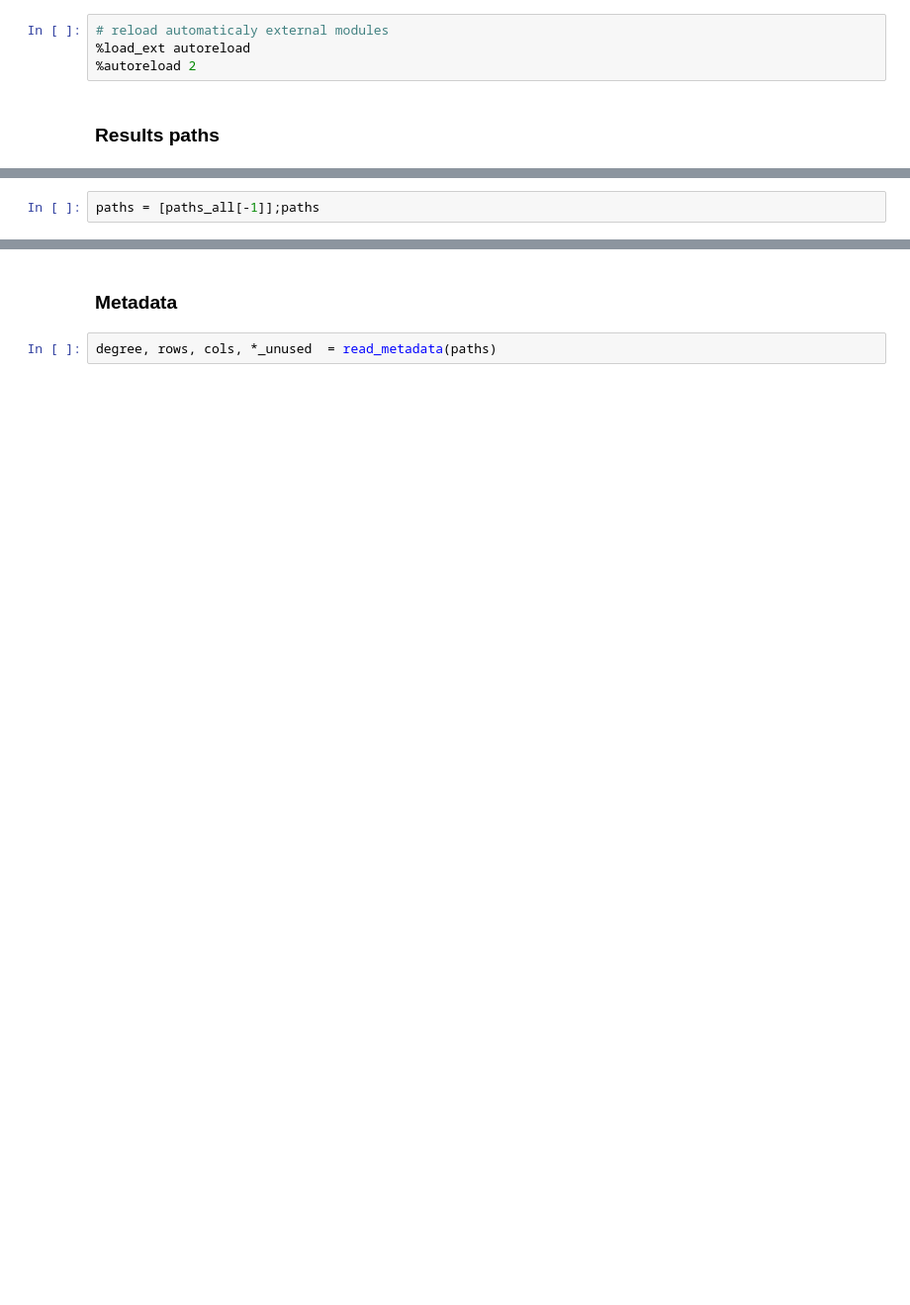
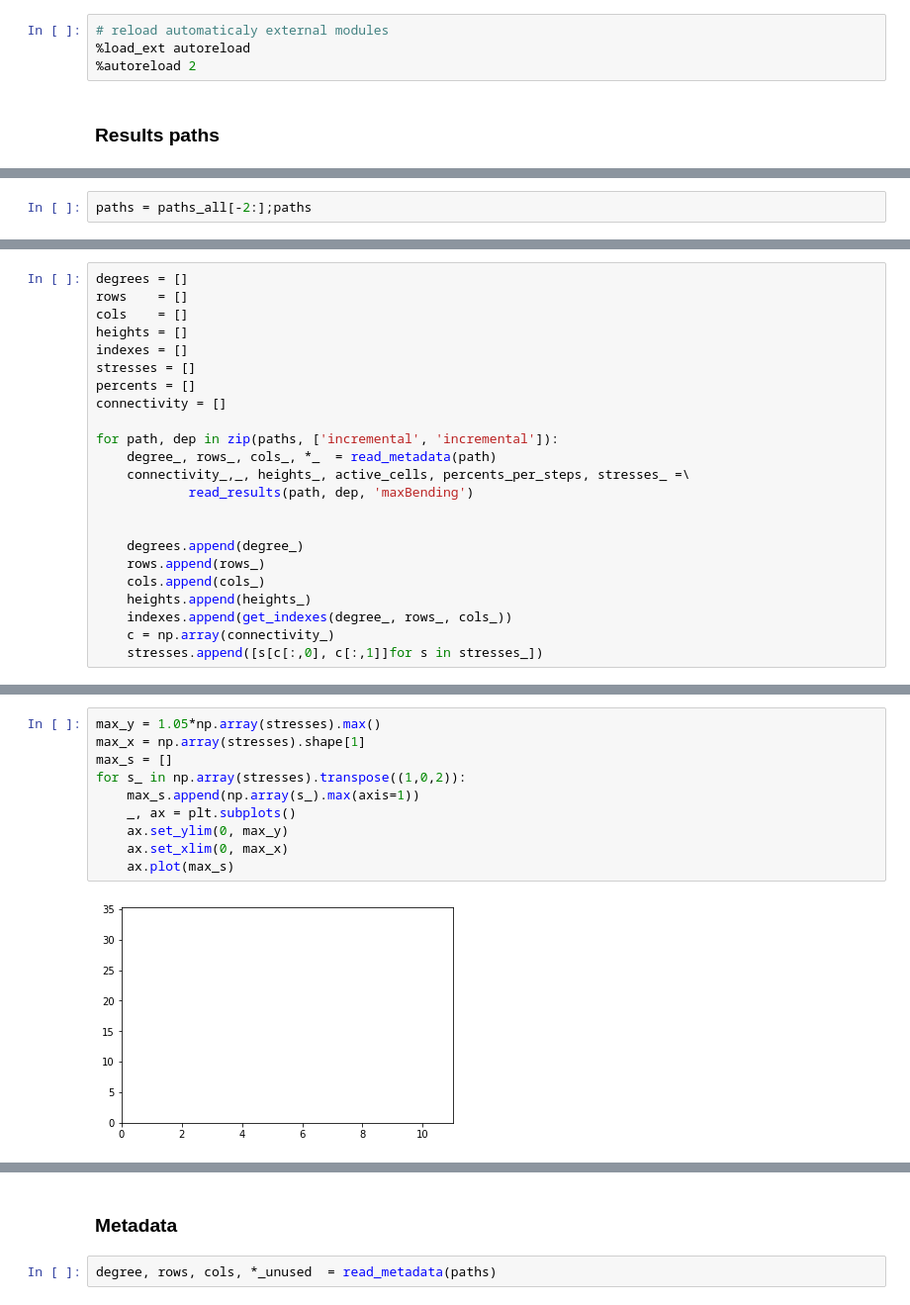
Before and after one commit to udaykusupati/ActuationUmbrellaMeshes, a Jupyter notebook: python/actuation_experiments/RG_Images.ipynb, the cells around one changed output, grey strips where cells are left out. Shown at 99% size. Drawn from its saved outputs; the diff is of its cells as text; blank space fills up the shorter version.

```diff
--- a/python/actuation_experiments/RG_Images.ipynb
+++ b/python/actuation_experiments/RG_Images.ipynb
@@ -37,3 +23,3 @@ for i,p in enumerate(paths_all):
 # %%
-paths = [paths_all[-1]];paths
+paths = paths_all[-2:];paths
 # %% [output]
@@ -40,0 +28,23 @@ paths = [paths_all[-1]];paths
+# %%
+degrees = []
+rows    = []
+cols    = []
+heights = []
+indexes = []
+stresses = []
+percents = []
+connectivity = []
+
+for path, dep in zip(paths, ['incremental', 'incremental']):
+    degree_, rows_, cols_, *_  = read_metadata(path)
+    connectivity_,_, heights_, active_cells, percents_per_steps, stresses_ =\
+            read_results(path, dep, 'maxBending')
+
+
+    degrees.append(degree_)
+    rows.append(rows_)
+    cols.append(cols_)
+    heights.append(heights_)
+    indexes.append(get_indexes(degree_, rows_, cols_))
+    c = np.array(connectivity_)
+    stresses.append([s[c[:,0], c[:,1]]for s in stresses_])
@@ -40,0 +74,12 @@ paths = [paths_all[-1]];paths
+# %%
+max_y = 1.05*np.array(stresses).max()
+max_x = np.array(stresses).shape[1]
+max_s = []
+for s_ in np.array(stresses).transpose((1,0,2)):
+    max_s.append(np.array(s_).max(axis=1))
+    _, ax = plt.subplots()
+    ax.set_ylim(0, max_y)
+    ax.set_xlim(0, max_x)
+    ax.plot(max_s)
+# %% [output]
+[figure, added]
```
Also changed, not shown: parts of 8 cells of this notebook, 8 other files.
